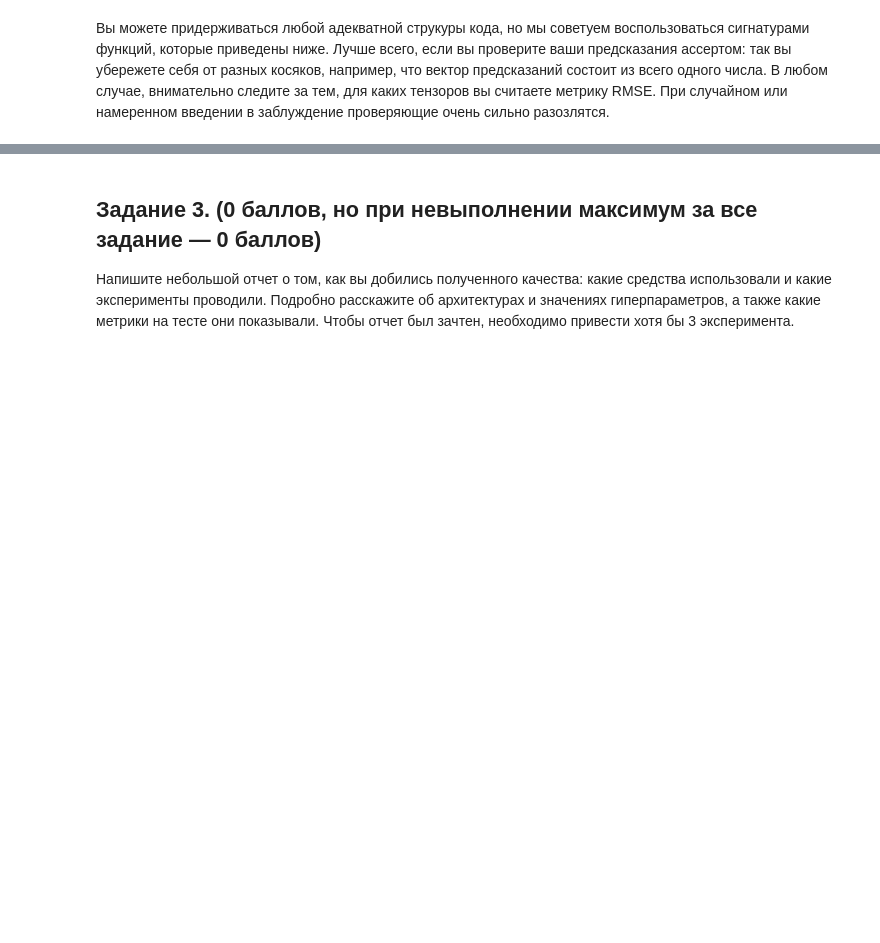
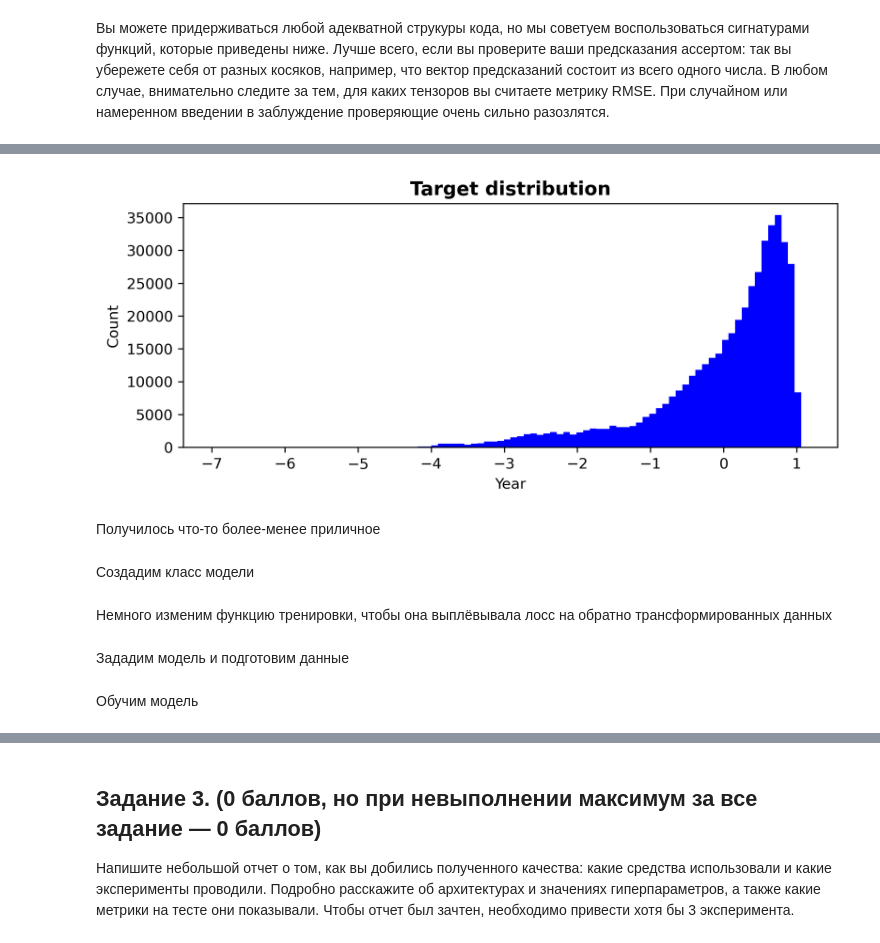
Before and after one commit to LexusShabunya/iad-deep-learning, a Jupyter notebook: 2023/homeworks/hw1/homework_01-Shabunya.ipynb, the cells around one changed output, grey strips where cells are left out. Cells and saved outputs as stored; diff of their text form; code cells hidden in the pictures; blank space fills up the shorter version.

```diff
--- a/2023/homeworks/hw1/homework_01-Shabunya.ipynb
+++ b/2023/homeworks/hw1/homework_01-Shabunya.ipynb
@@ -187,0 +368,16 @@ criterion = None  # YOUR CODE HERE (－.－)...zzzZZZzzzZZZ
+# %%
+y_train = scaler.fit_transform(y_train.reshape(-1, 1))
+# %%
+fig, ax = plt.subplots(figsize=(8, 3), dpi=300)
+
+ax.hist(y_train, bins=90, color='blue')
+
+ax.set_title('Target distribution', size=13, weight='extra bold')
+ax.set_xlabel('Year')
+ax.set_ylabel('Count')
+
+plt.show()
+# %% [output]
+[figure, added]
+# %% [markdown]
+Получилось что-то более-менее приличное
@@ -187,0 +386,2 @@ criterion = None  # YOUR CODE HERE (－.－)...zzzZZZzzzZZZ
+# %% [markdown]
+Создадим класс модели
@@ -188,3 +422,5 @@ criterion = None  # YOUR CODE HERE (－.－)...zzzZZZzzzZZZ
+# %% [markdown]
+Немного изменим функцию тренировки, чтобы она выплёвывала лосс на обратно трансформированных данных
 # %%
 def train(model, optimizer, criterion, train_loader, test_loader):
     """
@@ -220,0 +456,2 @@ assert test(model, criterion, test_loader).shape[0] == y_test.shape[0]
+# %% [markdown]
+Зададим модель и подготовим данные
@@ -220,0 +469,2 @@ assert test(model, criterion, test_loader).shape[0] == y_test.shape[0]
+# %% [markdown]
+Обучим модель
```
Also changed, not shown: parts of 36 cells of this notebook, 3 other files.
